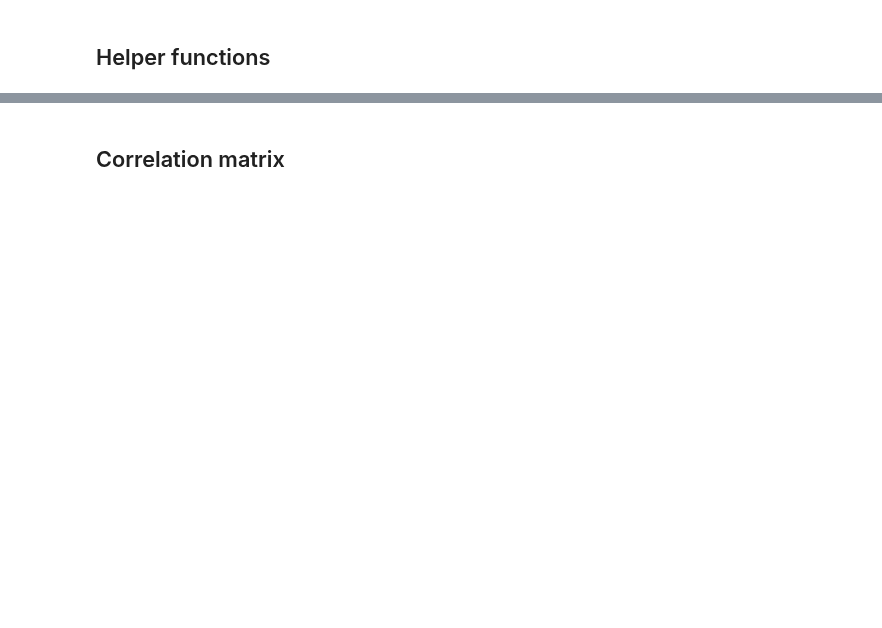
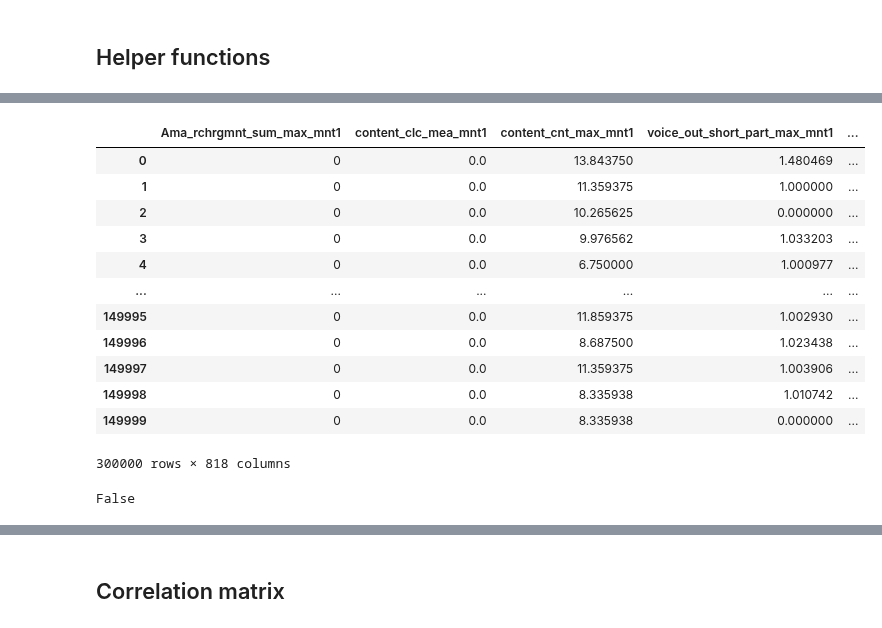
Before and after one commit to vburenkov/ML, a Jupyter notebook: FINAL/Burenkov.ipynb, the cells around one changed output, grey strips where cells are left out. Cells and saved outputs as stored; diff of their text form; code cells hidden in the pictures; blank space fills up the shorter version.

```diff
--- a/FINAL/Burenkov.ipynb
+++ b/FINAL/Burenkov.ipynb
@@ -152,0 +275,20 @@ len(train_df[train_df['target'] == 1]), len(train_df[train_df['target'] == 0])
+# %%
+df_combine
+# %% [output]
+|  | Ama_rchrgmnt_sum_max_mnt1 | content_clc_mea_mnt1 | content_cnt_max_mnt1 | voice_out_short_part_max_mnt1 | ... |
+| 0 | 0 | 0.0 | 13.843750 | 1.480469 | ... |
+| 1 | 0 | 0.0 | 11.359375 | 1.000000 | ... |
+| 2 | 0 | 0.0 | 10.265625 | 0.000000 | ... |
+| 3 | 0 | 0.0 | 9.976562 | 1.033203 | ... |
+| 4 | 0 | 0.0 | 6.750000 | 1.000977 | ... |
+| ... | ... | ... | ... | ... | ... |
+| 149995 | 0 | 0.0 | 11.859375 | 1.002930 | ... |
+| 149996 | 0 | 0.0 | 8.687500 | 1.023438 | ... |
+| 149997 | 0 | 0.0 | 11.359375 | 1.003906 | ... |
+| 149998 | 0 | 0.0 | 8.335938 | 1.010742 | ... |
+| 149999 | 0 | 0.0 | 8.335938 | 0.000000 | ... |
+300000 rows × 818 columns
+# %%
+is_short_number('380442371358')
+# %% [output]
+False
```
Also changed, not shown: parts of 30 cells of this notebook.
